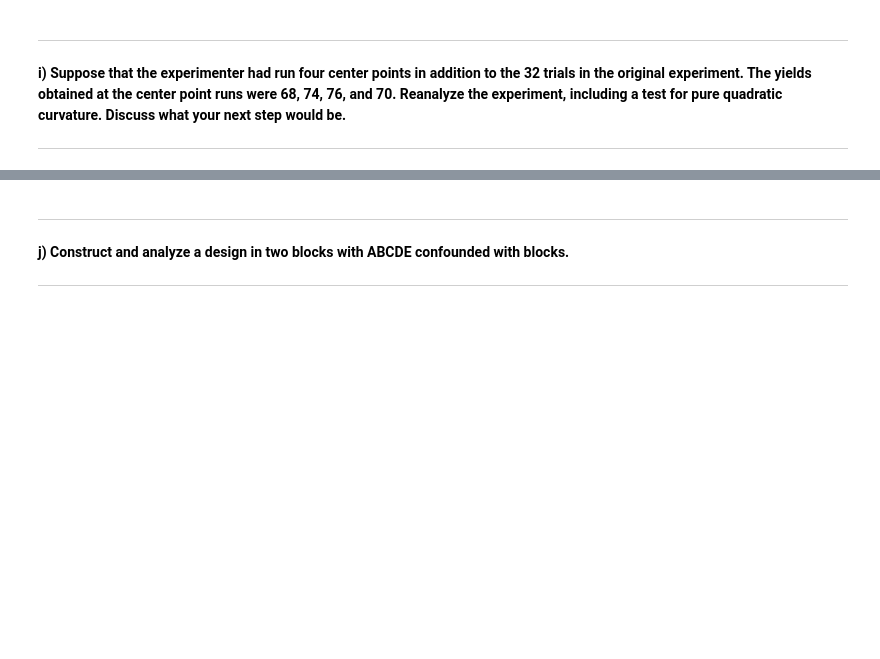
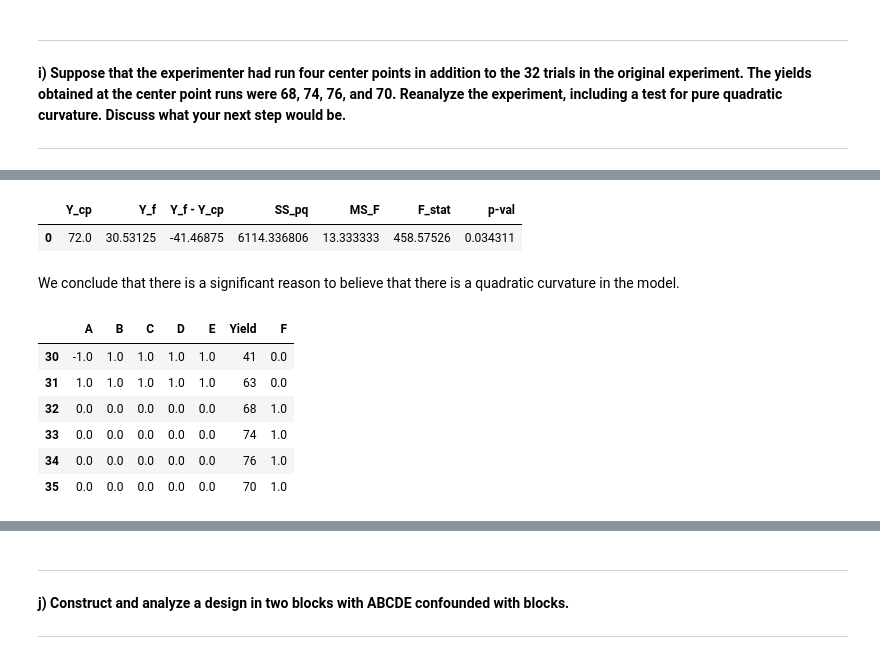
Before and after one commit to francji1/01NAEX, a Jupyter notebook: code/01NAEX_Exercise_07_MartinK.ipynb, the cells around one changed output, grey strips where cells are left out. Drawn from its saved outputs; the diff is of its cells as text; code cells hidden in the pictures; blank space fills up the shorter version.

```diff
--- a/code/01NAEX_Exercise_07_MartinK.ipynb
+++ b/code/01NAEX_Exercise_07_MartinK.ipynb
@@ -463,0 +481,20 @@ Jesus fucking crist! I fucking hate this shit! I made a model and now they are t
+# %%
+pd.DataFrame(cp_analysis, index=[0])
+# %% [output]
+|  | Y_cp | Y_f | Y_f - Y_cp | SS_pq | MS_F | F_stat | p-val |
+| 0 | 72.0 | 30.53125 | -41.46875 | 6114.336806 | 13.333333 | 458.57526 | 0.034311 |
+# %% [markdown]
+We conclude that there is a significant reason to believe that there is a quadratic curvature in the model.
+# %%
+df626_w_cp = pd.concat([df626_df,df626_cp], ignore_index=True)
+df626_w_cp.loc[:,factor_names] = df626_w_cp.loc[:,factor_names].astype(float)
+df626_w_cp.insert(6, 'F', np.concat([np.zeros(32), np.ones(4)]))
+df626_w_cp.tail(6)
+# %% [output]
+|  | A | B | C | D | E | Yield | F |
+| 30 | -1.0 | 1.0 | 1.0 | 1.0 | 1.0 | 41 | 0.0 |
+| 31 | 1.0 | 1.0 | 1.0 | 1.0 | 1.0 | 63 | 0.0 |
+| 32 | 0.0 | 0.0 | 0.0 | 0.0 | 0.0 | 68 | 1.0 |
+| 33 | 0.0 | 0.0 | 0.0 | 0.0 | 0.0 | 74 | 1.0 |
+| 34 | 0.0 | 0.0 | 0.0 | 0.0 | 0.0 | 76 | 1.0 |
+| 35 | 0.0 | 0.0 | 0.0 | 0.0 | 0.0 | 70 | 1.0 |
```
Also changed, not shown: parts of 18 cells of this notebook.
